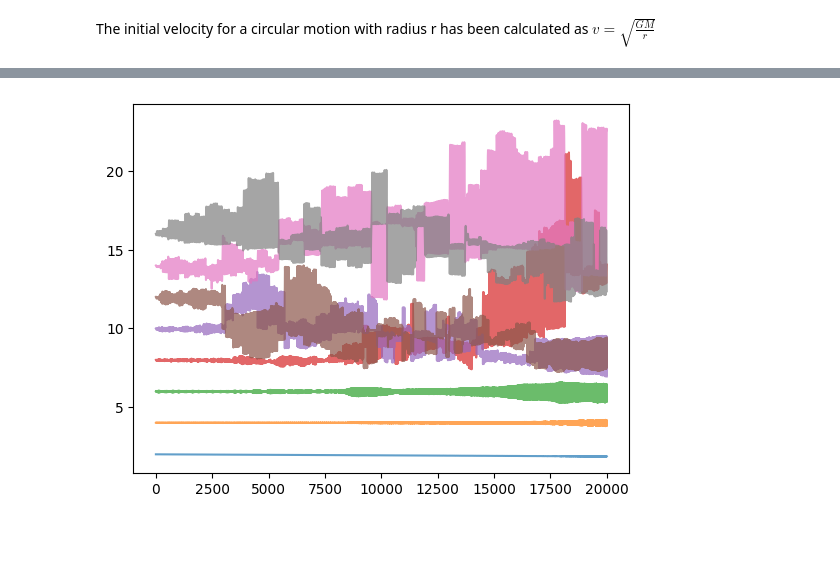
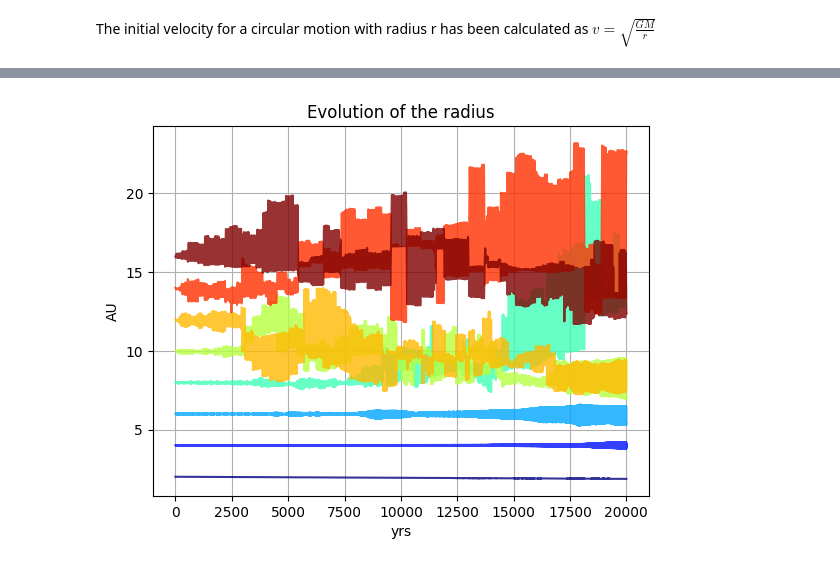
Before and after one commit to Giacomo-Menegatti/Celestial-Mechanics, a Jupyter notebook: Homework3/N_body.ipynb, the cells around one changed output, grey strips where cells are left out. Drawn from its saved outputs; the diff is of its cells as text; code cells hidden in the pictures; blank space fills up the shorter version.

```diff
--- a/Homework3/N_body.ipynb
+++ b/Homework3/N_body.ipynb
@@ -56,7 +70,7 @@ y0= np.array(y0).flatten()
 
 Y1 = solve_ivp(N_body, t_span=(t0,tf), y0=y0, args=(G,M,m), rtol=1e-10, dense_output=True)
 # %%
-T = np.linspace(t0,tf,int(1e4))
+T = np.linspace(t0,tf,int(1e5))
 y = Y1.sol(T)
 R = np.array([y[4*i : 4*i+2] for i in range(N)])
 V = np.array([y[4*i+2 : 4*i+4] for i in range(N)])
@@ -75,3 +89,26 @@ U_central = np.sum([-G*M*m[i]/r[i] for i in range(N)], axis=0)
 E = K+U_central+U_ij
 
 L = np.sum([m_i*np.cross(r_i, v_i, axis=0) for m_i, r_i, v_i in zip(m,R,V)], axis=0)
+# %%
+colors = cm.jet(np.linspace(0,1,N))
+
+fig, AX = plt.subplots(1,2, figsize=(10,5))
+AX[0].set_aspect('equal')
+AX[0].grid()
+AX[0].set_xlabel('AU')
+AX[0].set_ylabel('AU')
+AX[0].plot(0,0,'k*')
+AX[1].set_aspect('equal')
+AX[1].grid()
+AX[1].set_xlabel('AU')
+AX[1].set_ylabel('AU')
+AX[1].plot(0,0,'k*')
+AX[0].set_title('Orbits in the first 100 yrs')
+AX[1].set_title('Orbits in the last 100 yrs')
+
+
+for R_i,c in zip(R,colors):
+  AX[0].plot(R_i[0, :500], R_i[1, :500], color=c)
+
+for R_i,c in zip(R,colors):
+  AX[1].plot(R_i[0, -500:], R_i[1, -500:], color=c)
@@ -78,6 +117,10 @@ L = np.sum([m_i*np.cross(r_i, v_i, axis=0) for m_i, r_i, v_i in zip(m,R,V)], axi
 # %%
-for r_i in r:
-  plt.plot(T, r_i, alpha =0.7)
+for r_i, c in zip(r, colors):
+  plt.plot(T, r_i, alpha =0.8, color=c)
+plt.grid()
+plt.title('Evolution of the radius')
+plt.xlabel('yrs')
+plt.ylabel('AU')
 plt.show()
 # %% [output]
-[figure, old version]
+[figure, new version]
```
Also changed, not shown: parts of 9 cells of this notebook, 7 other files.
